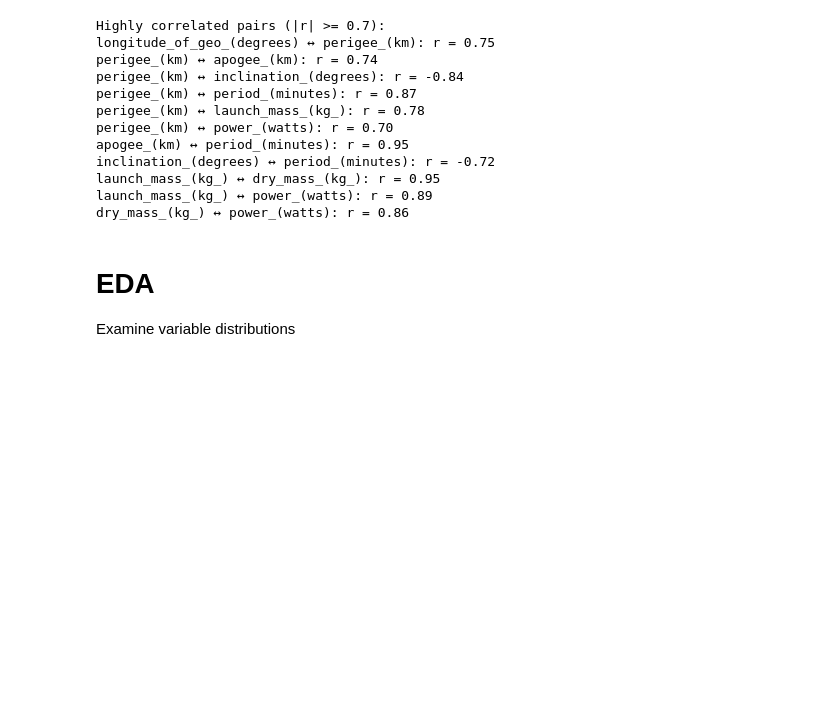
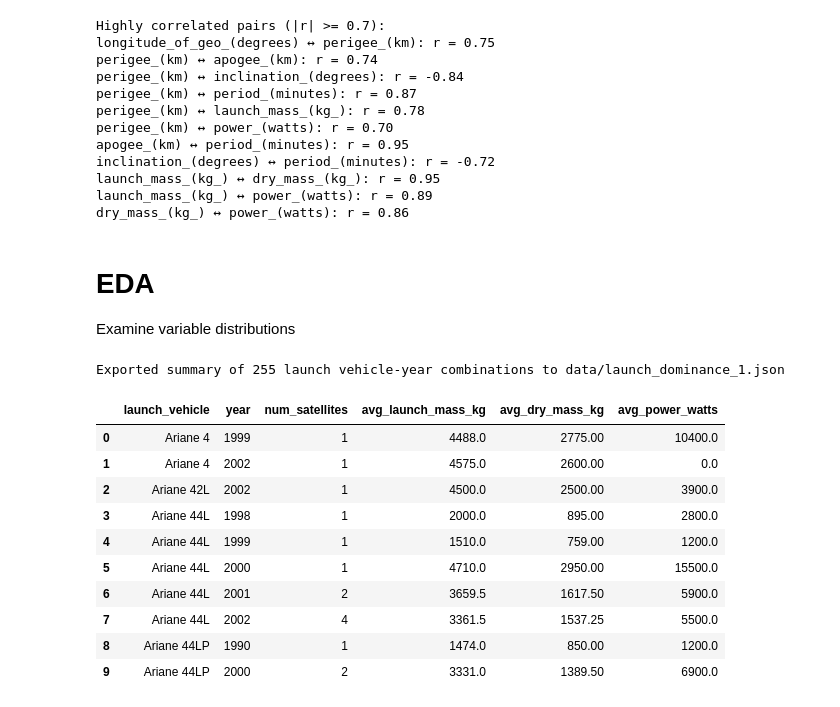
Before and after one commit to SidharthSawhney/Satellite-Insights, a Jupyter notebook: pre-model.ipynb, the cells around one changed output. Drawn from its saved outputs; the diff is of its cells as text; code cells hidden in the pictures; blank space fills up the shorter version.

```diff
--- a/pre-model.ipynb
+++ b/pre-model.ipynb
@@ -567,3 +567,48 @@ Examine variable distributions
 # %%
 df_cleaned.to_csv("data/satellite_clean.csv")
 df_cleaned.to_json("data/satellite_clean.json", orient='records')
+# %%
+# Create summary dataframe grouped by launch_vehicle and year
+df_cleaned['year'] = pd.to_datetime(df_cleaned['date_of_launch']).dt.year
+
+# Convert launch_vehicle to string (in case it contains lists)
+df_cleaned['launch_vehicle_str'] = df_cleaned['launch_vehicle'].astype(str)
+
+launch_vehicle_summary = df_cleaned.groupby(['launch_vehicle_str', 'year']).agg({
+    'date_of_launch': 'count',  # Count of satellites
+    'launch_mass_(kg_)': 'mean',  # Average launch mass
+    'dry_mass_(kg_)': 'mean',  # Average dry mass
+    'power_(watts)': 'mean'  # Average power
+}).reset_index()
+
+# Rename columns for clarity
+launch_vehicle_summary.columns = [
+    'launch_vehicle',
+    'year',
+    'num_satellites',
+    'avg_launch_mass_kg',
+    'avg_dry_mass_kg',
+    'avg_power_watts'
+]
+
+# Sort by launch_vehicle and year
+launch_vehicle_summary = launch_vehicle_summary.sort_values(['launch_vehicle', 'year'])
+
+# Export to JSON
+launch_vehicle_summary.to_json('data/launch_dominance_1.json', orient='records', indent=2)
+
+print(f"Exported summary of {len(launch_vehicle_summary)} launch vehicle-year combinations to data/launch_dominance_1.json")
+launch_vehicle_summary.head(10)
+# %% [output]
+Exported summary of 255 launch vehicle-year combinations to data/launch_dominance_1.json
+|  | launch_vehicle | year | num_satellites | avg_launch_mass_kg | avg_dry_mass_kg | avg_power_watts |
+| 0 | Ariane 4 | 1999 | 1 | 4488.0 | 2775.00 | 10400.0 |
+| 1 | Ariane 4 | 2002 | 1 | 4575.0 | 2600.00 | 0.0 |
+| 2 | Ariane 42L | 2002 | 1 | 4500.0 | 2500.00 | 3900.0 |
+| 3 | Ariane 44L | 1998 | 1 | 2000.0 | 895.00 | 2800.0 |
+| 4 | Ariane 44L | 1999 | 1 | 1510.0 | 759.00 | 1200.0 |
+| 5 | Ariane 44L | 2000 | 1 | 4710.0 | 2950.00 | 15500.0 |
+| 6 | Ariane 44L | 2001 | 2 | 3659.5 | 1617.50 | 5900.0 |
+| 7 | Ariane 44L | 2002 | 4 | 3361.5 | 1537.25 | 5500.0 |
+| 8 | Ariane 44LP | 1990 | 1 | 1474.0 | 850.00 | 1200.0 |
+| 9 | Ariane 44LP | 2000 | 2 | 3331.0 | 1389.50 | 6900.0 |
```
Also changed, not shown: 10 other files.
